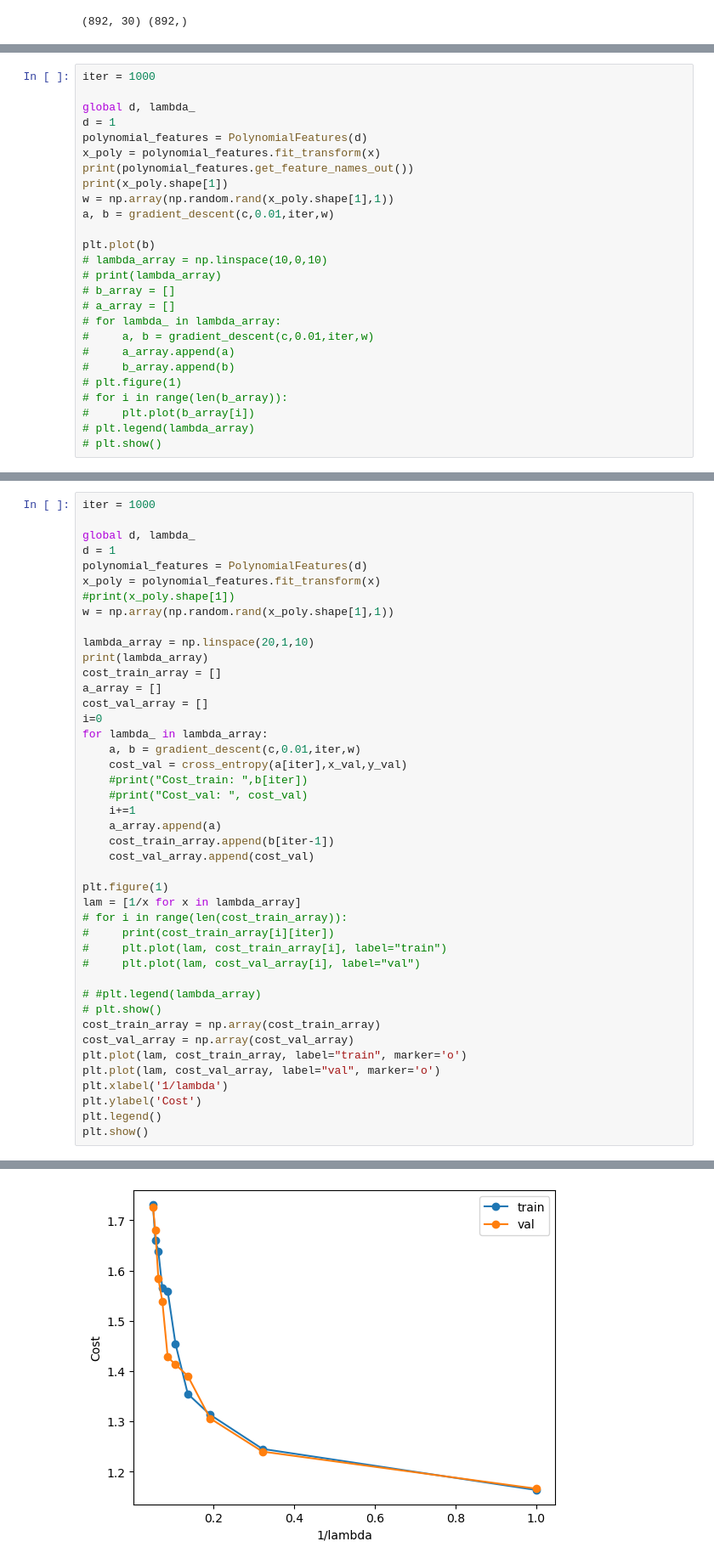
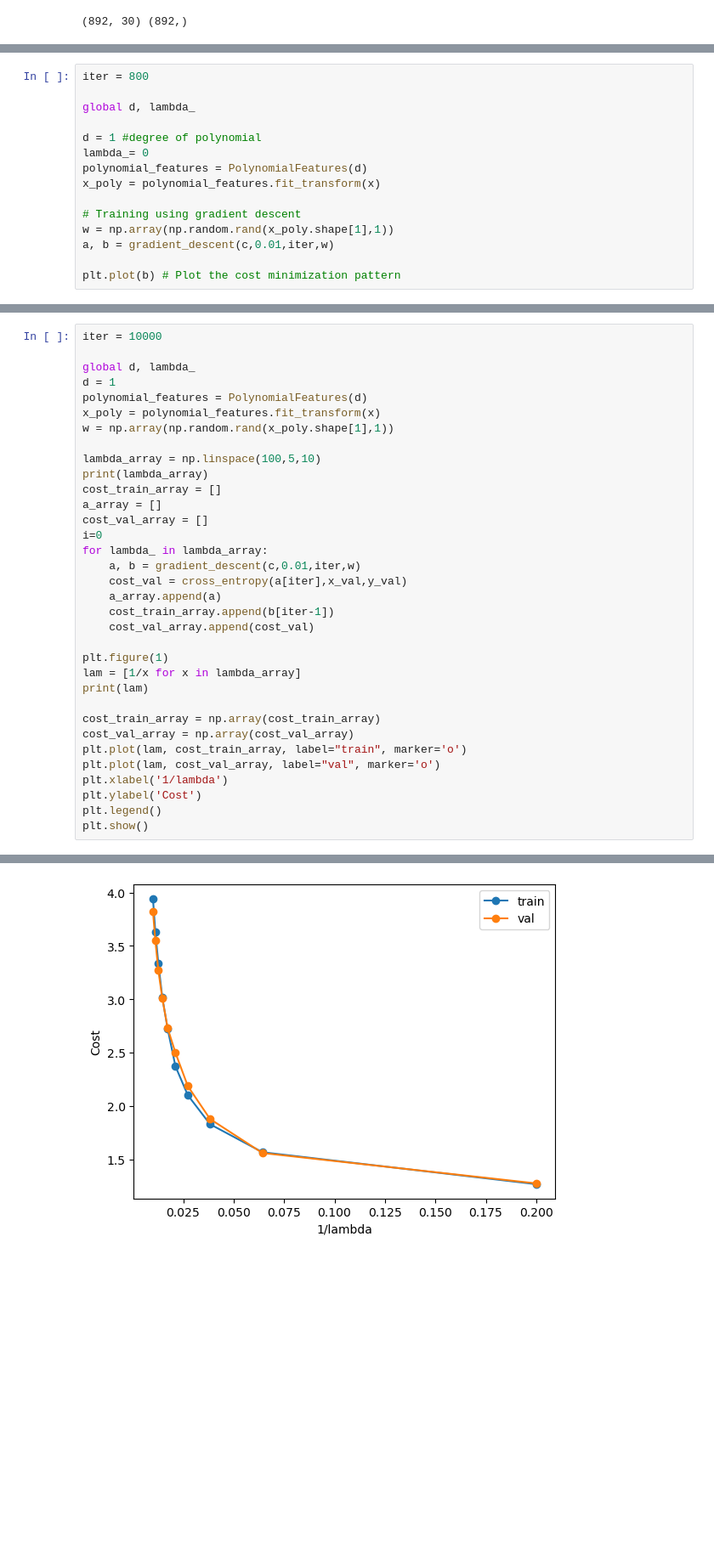
Before and after one commit to poku18/ENGR_Project_PR, a Jupyter notebook: 0_1_classifier.ipynb, the cells around one changed output, grey strips where cells are left out. Shown at 85% size. Drawn from its saved outputs; the diff is of its cells as text; blank space fills up the shorter version.

```diff
--- a/0_1_classifier.ipynb
+++ b/0_1_classifier.ipynb
@@ -121,29 +126,18 @@ def c(w):
     c = cross_entropy(w,x_train,y_train)
     return c
 # %%
-iter = 1000
+iter = 800
 
 global d, lambda_
-d = 1
+
+d = 1 #degree of polynomial
+lambda_= 0
 polynomial_features = PolynomialFeatures(d)
 x_poly = polynomial_features.fit_transform(x)
-print(polynomial_features.get_feature_names_out())
-print(x_poly.shape[1])
+
+# Training using gradient descent
 w = np.array(np.random.rand(x_poly.shape[1],1))
 a, b = gradient_descent(c,0.01,iter,w)
 
-plt.plot(b)
-# lambda_array = np.linspace(10,0,10)
-# print(lambda_array)
-# b_array = []
-# a_array = []
-# for lambda_ in lambda_array:
-#     a, b = gradient_descent(c,0.01,iter,w)
-#     a_array.append(a)
-#     b_array.append(b)
-# plt.figure(1)
-# for i in range(len(b_array)):
-#     plt.plot(b_array[i])
-# plt.legend(lambda_array)
-# plt.show()
+plt.plot(b) # Plot the cost minimization pattern
 # %% [output]
@@ -201,16 +196,15 @@ print(x_test.shape, y_test.shape)
 (200, 30) (200,)
 (200, 30) (200,)
 # %%
-iter = 1000
+iter = 10000
 
 global d, lambda_
 d = 1
 polynomial_features = PolynomialFeatures(d)
 x_poly = polynomial_features.fit_transform(x)
-#print(x_poly.shape[1])
 w = np.array(np.random.rand(x_poly.shape[1],1))
 
-lambda_array = np.linspace(20,1,10)
+lambda_array = np.linspace(100,5,10)
 print(lambda_array)
 cost_train_array = []
 a_array = []
@@ -219,22 +213,14 @@ i=0
 for lambda_ in lambda_array:
     a, b = gradient_descent(c,0.01,iter,w)
     cost_val = cross_entropy(a[iter],x_val,y_val)
-    #print("Cost_train: ",b[iter])
-    #print("Cost_val: ", cost_val)
-    i+=1
     a_array.append(a)
     cost_train_array.append(b[iter-1])
     cost_val_array.append(cost_val)
 
 plt.figure(1)
 lam = [1/x for x in lambda_array]
-# for i in range(len(cost_train_array)):
-#     print(cost_train_array[i][iter])
-#     plt.plot(lam, cost_train_array[i], label="train")
-#     plt.plot(lam, cost_val_array[i], label="val")
+print(lam)
 
-# #plt.legend(lambda_array)
-# plt.show()
 cost_train_array = np.array(cost_train_array)
 cost_val_array = np.array(cost_val_array)
 plt.plot(lam, cost_train_array, label="train", marker='o')
@@ -249 +236 @@ plt.show()
-[figure, old version]
+[figure, new version]
```
Also changed, not shown: parts of 10 cells of this notebook.
